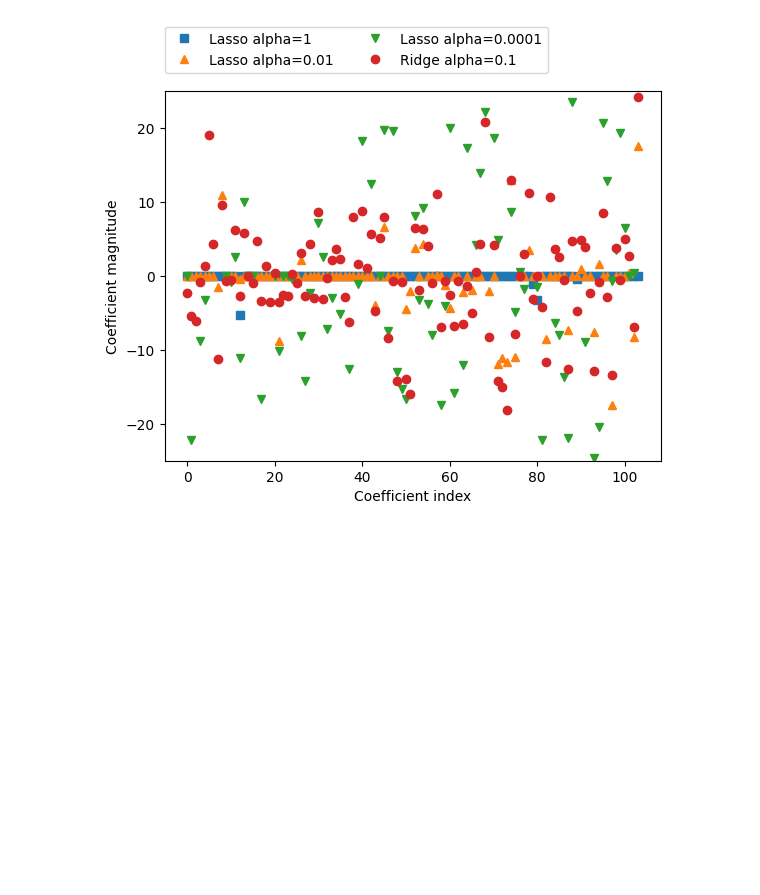
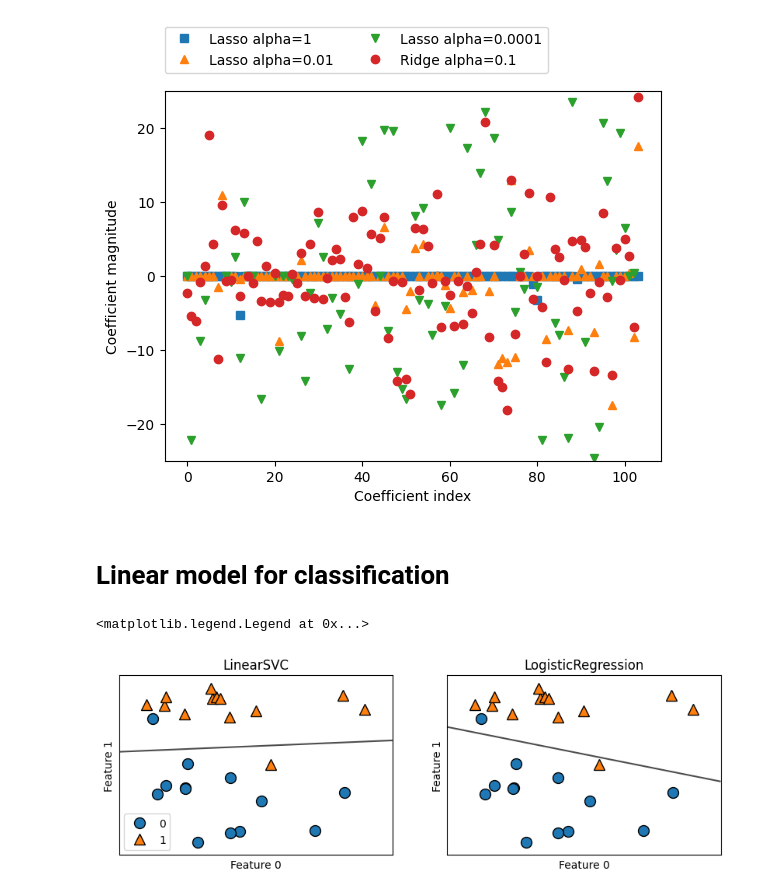
Before and after one commit to Saifullah785/intro-to-ml-with-python-notes-practice, a Jupyter notebook: Chapter_02_Supervised_Learning/Chapter_02_Supervised_Learning.ipynb, the cells around one changed output. Saved outputs shown, nothing was run; the diff lists cells and outputs as text; code cells hidden in the pictures; blank space fills up the shorter version.

Commit message:
Created using Colab while studying and coding Chapter 02, supervised learning, and topics of linear model for classification and linear model for multiclass classification

```diff
--- a/Chapter_02_Supervised_Learning/Chapter_02_Supervised_Learning.ipynb
+++ b/Chapter_02_Supervised_Learning/Chapter_02_Supervised_Learning.ipynb
@@ -472,3 +475,5 @@ plt.ylabel('Coefficient magnitude')
 # %% [output]
 Text(0, 0.5, 'Coefficient magnitude')
 [figure]
+# %% [markdown]
+# **Linear model for classification**
@@ -474,0 +485,26 @@ Text(0, 0.5, 'Coefficient magnitude')
+# %%
+# Generate a synthetic dataset for classification
+X, y = mglearn.datasets.make_forge()
+# %%
+# Create subplots to visualize the decision boundaries of LinearSVC and LogisticRegression
+fig, axes = plt.subplots(1,2, figsize=(10,3))
+
+# Iterate over both models and plot their decision boundaries
+for model, ax in zip([LinearSVC(), LogisticRegression()], axes):
+    clf = model.fit(X, y) # Fit the model to the data
+    # Plot the decision boundary
+    mglearn.plots.plot_2d_separator(clf, X, fill=False, eps=0.5, ax=ax,
+                                    alpha=.7)
+    # Plot the data points
+    mglearn.discrete_scatter(X[:, 0], X[:, 1], y, ax=ax)
+    # Set the title of the subplot to the model name
+    ax.set_title("{}".format(clf.__class__.__name__))
+    # Set the x-axis label
+    ax.set_xlabel('Feature 0')
+    # Set the y-axis label
+    ax.set_ylabel('Feature 1')
+# Add a legend to the first subplot
+axes[0].legend()
+# %% [output]
+<matplotlib.legend.Legend at 0x...>
+[figure, added]
```
Also changed, not shown: parts of 27 cells of this notebook.
